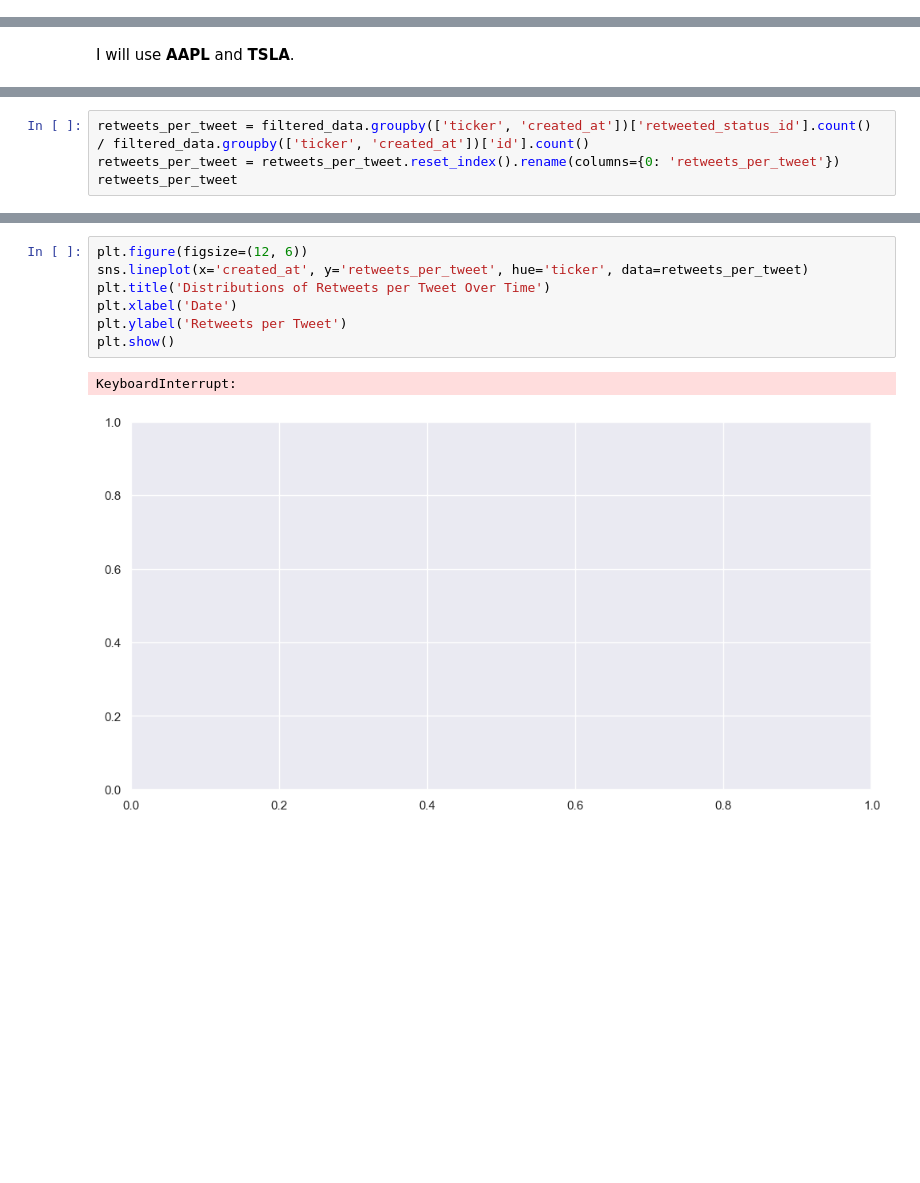
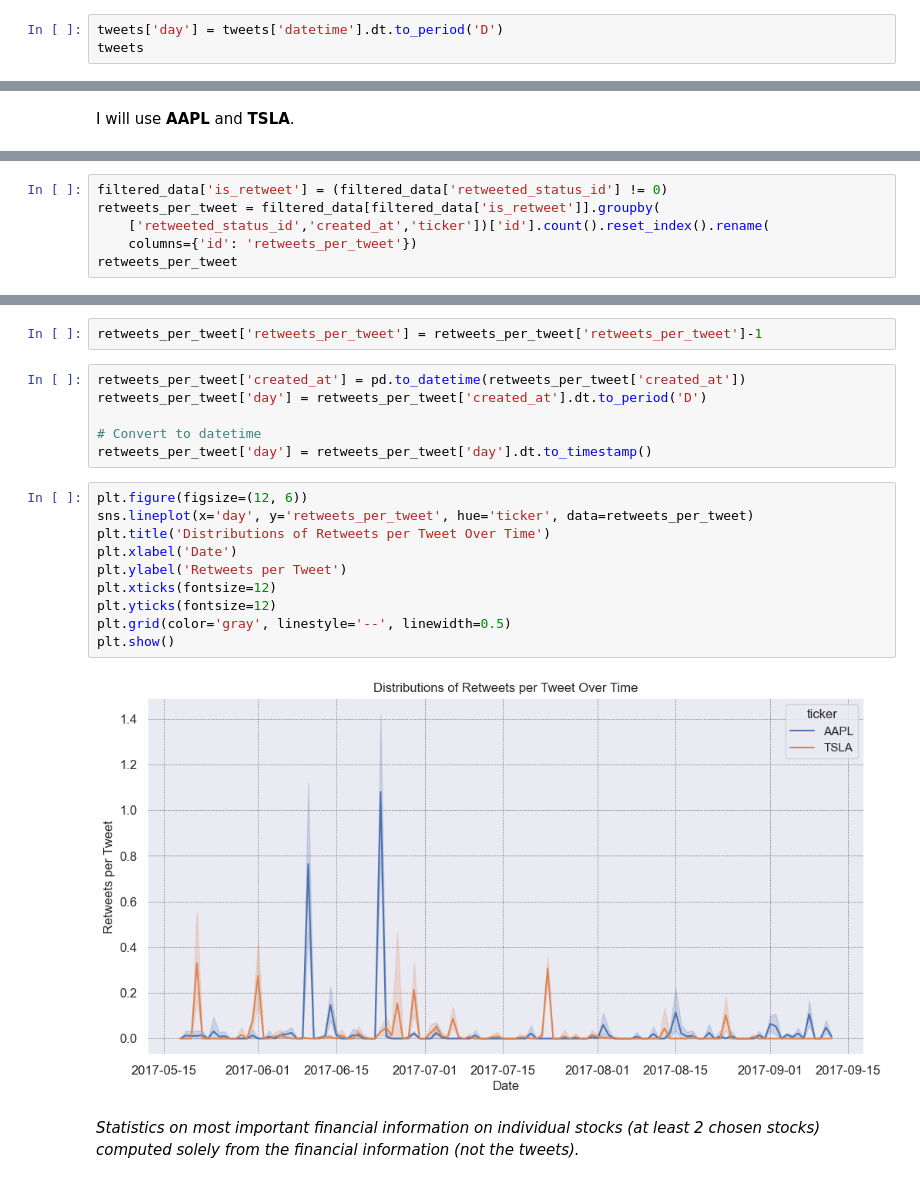
Before and after one commit to AradMNK/fds-project, a Jupyter notebook: src/FDS-Project.ipynb, the cells around one changed output, grey strips where cells are left out. Saved outputs shown, nothing was run; the diff lists cells and outputs as text; blank space fills up the shorter version.

```diff
--- a/src/FDS-Project.ipynb
+++ b/src/FDS-Project.ipynb
@@ -251,0 +254,3 @@ For this one I will take on a 7-day moving average approach, just to show that I
+# %%
+tweets['day'] = tweets['datetime'].dt.to_period('D')
+tweets
@@ -302,5 +364,7 @@ filtered_data
 # %%
-retweets_per_tweet = filtered_data.groupby(['ticker', 'created_at'])['retweeted_status_id'].count() / filtered_data.groupby(['ticker', 'created_at'])['id'].count()
-retweets_per_tweet = retweets_per_tweet.reset_index().rename(columns={0: 'retweets_per_tweet'})
+filtered_data['is_retweet'] = (filtered_data['retweeted_status_id'] != 0)
+retweets_per_tweet = filtered_data[filtered_data['is_retweet']].groupby(
+    ['retweeted_status_id','created_at','ticker'])['id'].count().reset_index().rename(
+    columns={'id': 'retweets_per_tweet'})
 retweets_per_tweet
 # %% [output]
@@ -352,10 +389,22 @@ Name: id, Length: 130934, dtype: int64
+# %%
+retweets_per_tweet['retweets_per_tweet'] = retweets_per_tweet['retweets_per_tweet']-1
+# %%
+retweets_per_tweet['created_at'] = pd.to_datetime(retweets_per_tweet['created_at'])
+retweets_per_tweet['day'] = retweets_per_tweet['created_at'].dt.to_period('D')
+
+# Convert to datetime
+retweets_per_tweet['day'] = retweets_per_tweet['day'].dt.to_timestamp()
 # %%
 plt.figure(figsize=(12, 6))
-sns.lineplot(x='created_at', y='retweets_per_tweet', hue='ticker', data=retweets_per_tweet)
+sns.lineplot(x='day', y='retweets_per_tweet', hue='ticker', data=retweets_per_tweet)
 plt.title('Distributions of Retweets per Tweet Over Time')
 plt.xlabel('Date')
 plt.ylabel('Retweets per Tweet')
+plt.xticks(fontsize=12)
+plt.yticks(fontsize=12)
+plt.grid(color='gray', linestyle='--', linewidth=0.5)
 plt.show()
 # %% [output]
-KeyboardInterrupt:
-[figure, old version]
+[figure, new version]
+# %% [markdown]
+*Statistics on most important financial information on individual stocks (at least 2 chosen stocks) computed solely from the financial information (not the tweets).*
```
Also changed, not shown: parts of 27 cells of this notebook.
